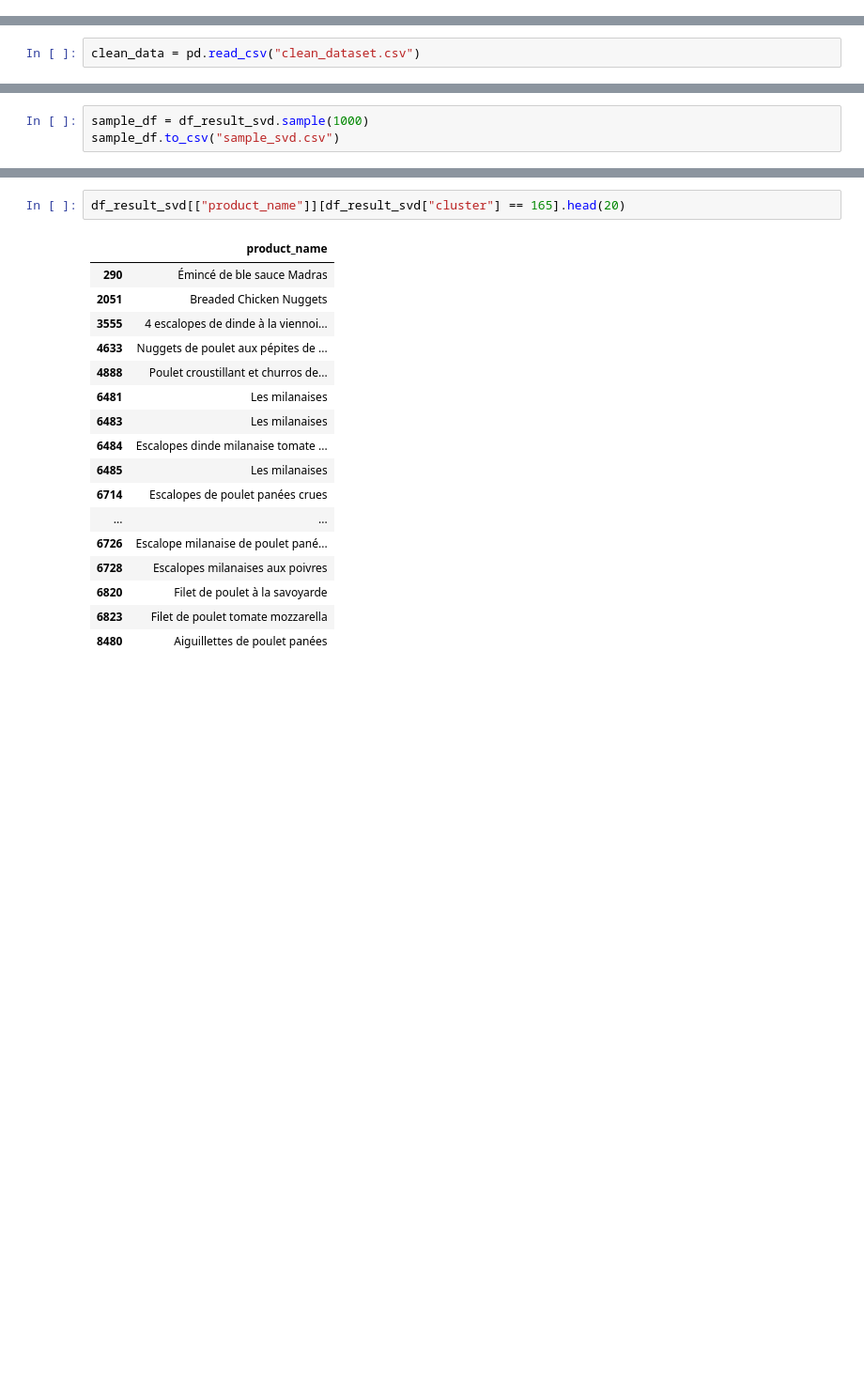
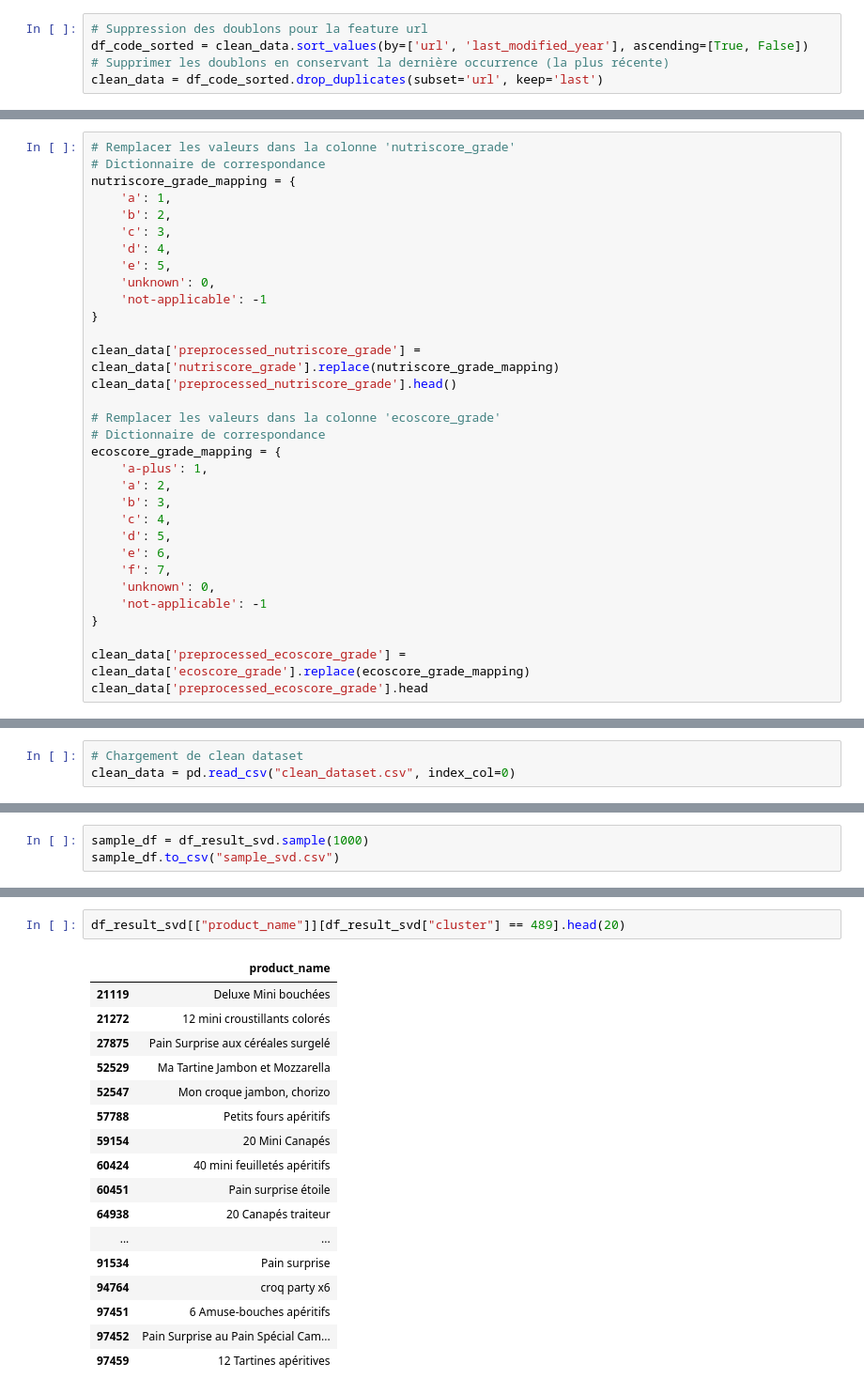
Before and after one commit to littlerobinson/foodstuffs_recommendation, a Jupyter notebook: notebooks/research_alex.ipynb, the cells around one changed output, grey strips where cells are left out. Shown at 94% size. Saved outputs shown, nothing was run; the diff lists cells and outputs as text; blank space fills up the shorter version.

```diff
--- a/notebooks/research_alex.ipynb
+++ b/notebooks/research_alex.ipynb
@@ -634,0 +646,5 @@ See the caveats in the documentation: https://pandas.pydata.org/pandas-docs/stab
+# %%
+# Suppression des doublons pour la feature url
+df_code_sorted = clean_data.sort_values(by=['url', 'last_modified_year'], ascending=[True, False])
+# Supprimer les doublons en conservant la dernière occurrence (la plus récente)
+clean_data = df_code_sorted.drop_duplicates(subset='url', keep='last')
@@ -669,4 +721,2 @@ clean_data.to_csv("clean_dataset.csv")
 # %% [markdown]
 ### Text processing
-# %%
-clean_data = pd.read_csv("clean_dataset.csv")
@@ -674,0 +723,32 @@ Columns (1) have mixed types. Specify dtype option on import or set low_memory=F
+# %%
+# Remplacer les valeurs dans la colonne 'nutriscore_grade'
+# Dictionnaire de correspondance
+nutriscore_grade_mapping = {
+    'a': 1,
+    'b': 2,
+    'c': 3,
+    'd': 4,
+    'e': 5,
+    'unknown': 0,
+    'not-applicable': -1
+}
+
+clean_data['preprocessed_nutriscore_grade'] = clean_data['nutriscore_grade'].replace(nutriscore_grade_mapping)
+clean_data['preprocessed_nutriscore_grade'].head()
+
+# Remplacer les valeurs dans la colonne 'ecoscore_grade'
+# Dictionnaire de correspondance
+ecoscore_grade_mapping = {
+    'a-plus': 1,
+    'a': 2,
+    'b': 3,
+    'c': 4,
+    'd': 5,
+    'e': 6,
+    'f': 7,
+    'unknown': 0,
+    'not-applicable': -1
+}
+
+clean_data['preprocessed_ecoscore_grade'] = clean_data['ecoscore_grade'].replace(ecoscore_grade_mapping)
+clean_data['preprocessed_ecoscore_grade'].head
@@ -809,3 +945,6 @@ CountVectorizer et TF-IDF sont légers et efficaces pour des listes de tags ou d
 Word Embeddings ajoutent la dimension sémantique.
 
 BERT excelle dans des phrases contextuelles, mais est plus lourd et parfois excessif pour des mots isolés.
+# %%
+# Chargement de clean dataset
+clean_data = pd.read_csv("clean_dataset.csv", index_col=0)
@@ -1217,20 +1488,20 @@ df_result_svd[["product_name"]][df_result_svd["cluster"] == 169].head(20)
 # %%
-df_result_svd[["product_name"]][df_result_svd["cluster"] == 165].head(20)
+df_result_svd[["product_name"]][df_result_svd["cluster"] == 489].head(20)
 # %% [output]
 |  | product_name |
-| 290 | Émincé de ble sauce Madras |
-| 2051 | Breaded Chicken Nuggets |
-| 3555 | 4 escalopes de dinde à la viennoi... |
-| 4633 | Nuggets de poulet aux pépites de ... |
-| 4888 | Poulet croustillant et churros de... |
-| 6481 | Les milanaises |
-| 6483 | Les milanaises |
-| 6484 | Escalopes dinde milanaise tomate ... |
-| 6485 | Les milanaises |
-| 6714 | Escalopes de poulet panées crues |
+| 21119 | Deluxe Mini bouchées |
+| 21272 | 12 mini croustillants colorés |
+| 27875 | Pain Surprise aux céréales surgelé |
+| 52529 | Ma Tartine Jambon et Mozzarella |
+| 52547 | Mon croque jambon, chorizo |
+| 57788 | Petits fours apéritifs |
+| 59154 | 20 Mini Canapés |
+| 60424 | 40 mini feuilletés apéritifs |
+| 60451 | Pain surprise étoile |
+| 64938 | 20 Canapés traiteur |
 | ... | ... |
-| 6726 | Escalope milanaise de poulet pané... |
-| 6728 | Escalopes milanaises aux poivres |
-| 6820 | Filet de poulet à la savoyarde |
-| 6823 | Filet de poulet tomate mozzarella |
-| 8480 | Aiguillettes de poulet panées |
+| 91534 | Pain surprise |
+| 94764 | croq party x6 |
+| 97451 | 6 Amuse-bouches apéritifs |
+| 97452 | Pain Surprise au Pain Spécial Cam... |
+| 97459 | 12 Tartines apéritives |
```
Also changed, not shown: parts of 49 cells of this notebook, 1 other file.
